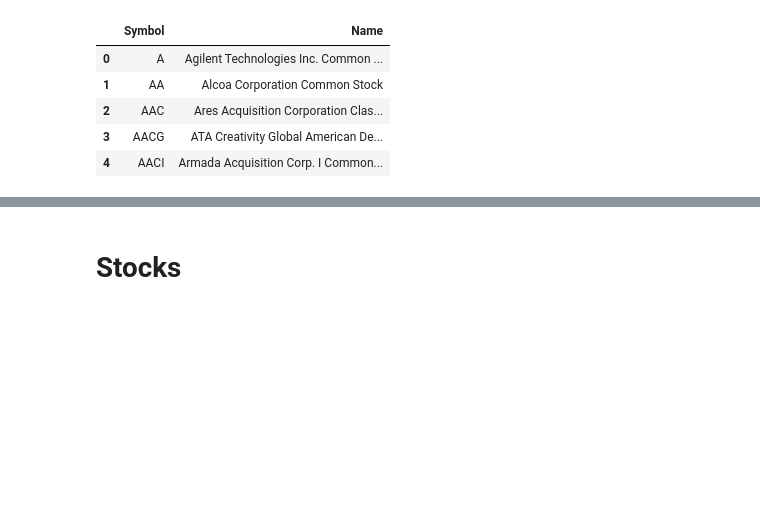
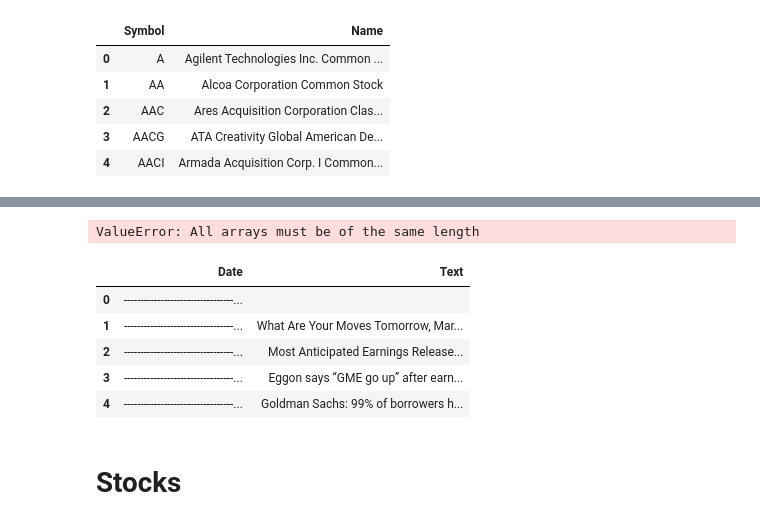
Before and after one commit to Christopher-jason/cjs-dissertation, a Jupyter notebook: Stocks/stocks_screener.ipynb, the cells around one changed output, grey strips where cells are left out. Cells and saved outputs as stored; diff of their text form; code cells hidden in the pictures; blank space fills up the shorter version.

```diff
--- a/Stocks/stocks_screener.ipynb
+++ b/Stocks/stocks_screener.ipynb
@@ -77,3 +197,81 @@ with open('test_hot.txt', 'w') as f:
+# %%
+import pandas as pd
+import re
+
+# Read the text file
+with open('hot.txt', 'r') as file:
+    lines = file.readlines()
+
+# Create empty lists to store dates and corresponding text
+dates = []
+text_data = []
+
+# Define the regex pattern to match the date and time format in the first line
+date_pattern = r'\d{4}-\d{2}-\d{2} \d{2}:\d{2}:\d{2}'
+
+# Loop through the lines and extract dates and text
+for line in lines:
+    # Check if the line contains a date and time using regex
+    if re.match(date_pattern, line.strip()):
+        # If the line contains a date, store it in the dates list
+        dates.append(line.strip())
+    else:
+        # If the line does not contain a date, store it in the text_data list
+        text_data.append(line.strip())
+
+# Create a pandas dataframe from the extracted data
+data = {'Date': dates, 'Text': text_data}
+df = pd.DataFrame(data)
+
+# Display the dataframe
+print(df)
+# %% [output]
+ValueError: All arrays must be of the same length
+# %%
+import pandas as pd
+import re
+
+# Read the text file
+with open('hot.txt', 'r') as file:
+    lines = file.readlines()
+
+# Create empty lists to store dates and corresponding text
+dates = []
+text_data = []
+
+# Define the regex pattern to match the date and time format in the first line
+date_pattern = r'[-]+(\d{4}-\d{2}-\d{2} \d{2}:\d{2}:\d{2})'
+
+# Loop through the lines and extract dates and text
+for line in lines:
+    # Check if the line contains a date and time using regex
+    if re.match(date_pattern, line.strip()):
+        # If the line contains a date, store it in the dates list
+        dates.append(line.strip())
+    else:
+        # If the line does not contain a date, store it in the text_data list
+        text_data.append(line.strip())
+
+# Determine the maximum length of text data
+max_length = max(len(dates), len(text_data))
+
+# Pad the shorter lists with a placeholder value (e.g., 'N/A')
+dates += ['N/A'] * (max_length - len(dates))
+text_data += ['N/A'] * (max_length - len(text_data))
+
+# Create a pandas dataframe from the extracted data
+data = {'Date': dates, 'Text': text_data}
+df = pd.DataFrame(data)
+
+# Display the dataframe
+df.head()
+# %% [output]
+|  | Date | Text |
+| 0 | ---------------------------------... |  |
+| 1 | ---------------------------------... | What Are Your Moves Tomorrow, Mar... |
+| 2 | ---------------------------------... | Most Anticipated Earnings Release... |
+| 3 | ---------------------------------... | Eggon says “GME go up” after earn... |
+| 4 | ---------------------------------... | Goldman Sachs: 99% of borrowers h... |
 # %% [markdown]
 # Stocks
 # %%
```
Also changed, not shown: parts of 13 cells of this notebook, 5 other files.
